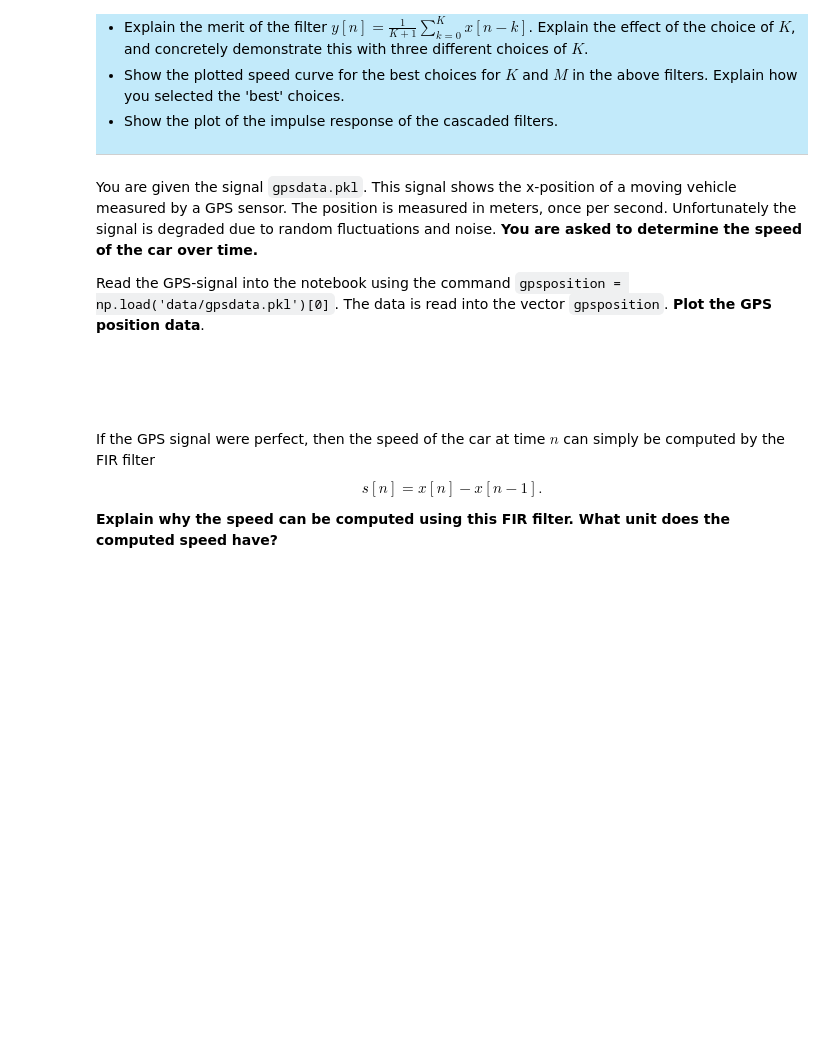
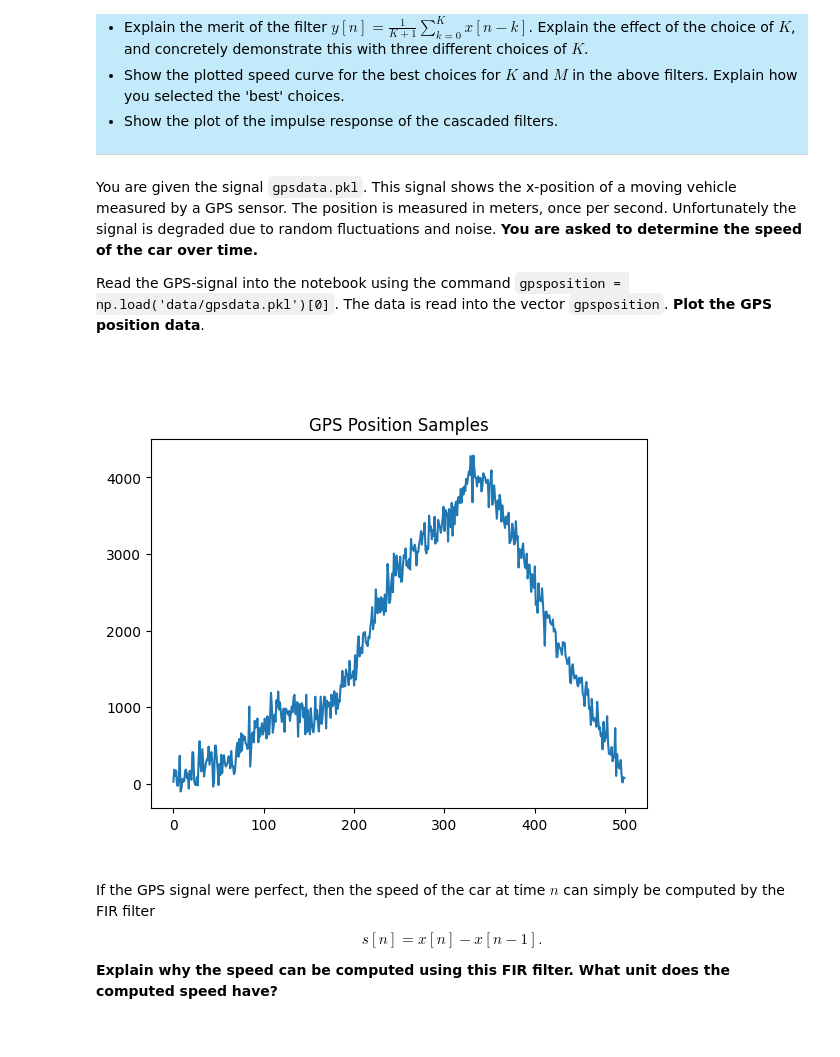
Before and after one commit to imonous/tud-cse2220-labs, a Jupyter notebook: wk3/Assignments_Week_III.ipynb, the cells around one changed output. Saved outputs shown, nothing was run; the diff lists cells and outputs as text; code cells hidden in the pictures; blank space fills up the shorter version.

```diff
--- a/wk3/Assignments_Week_III.ipynb
+++ b/wk3/Assignments_Week_III.ipynb
@@ -169,8 +174,13 @@ Read the GPS-signal into the notebook using the command `gpsposition = np.load('
 # %%
 # UNITS: METERS
 # SAMPLING RATE = 1 HZ (once per second)
 
 gpsposition = np.load("data/gpsdata.pkl", allow_pickle=True)[0]
+plt.title("GPS Position Samples")
+plt.plot(gpsposition)
+plt.show()
+# %% [output]
+[figure, added]
 # %% [markdown]
 <br>
 
```
Also changed, not shown: parts of 14 cells of this notebook.
